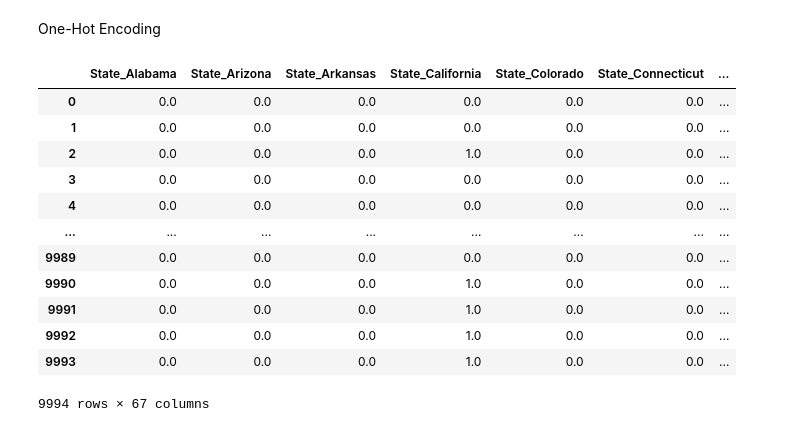
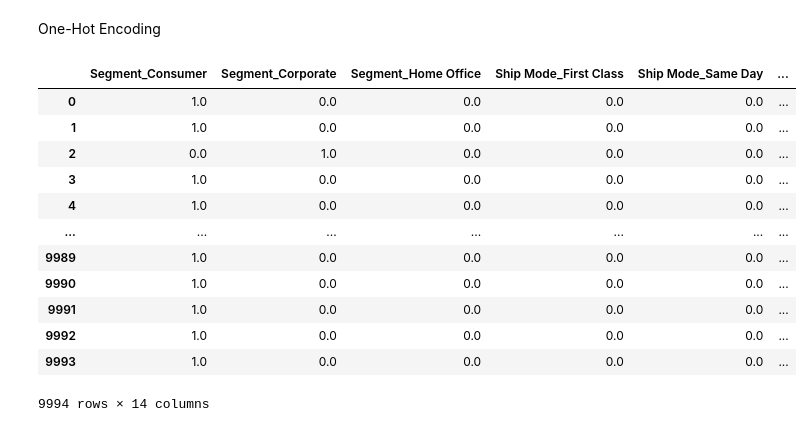
Before and after one commit to PedrocsGalindo/client_clustering, a Jupyter notebook: notebookes/data_treat.ipynb, the cells around one changed output. Drawn from its saved outputs; the diff is of its cells as text; code cells hidden in the pictures.

```diff
--- a/notebookes/data_treat.ipynb
+++ b/notebookes/data_treat.ipynb
@@ -6,6 +6,6 @@ from sklearn.preprocessing import OneHotEncoder
 data_path = path.abspath("../data/US_Superstore_data.xls")
 data = pd.read_excel(data_path)
 # Country -> only have United States values
-data = data.drop(columns=['Row ID', 'Order ID', 'Customer Name', 'Postal Code', 'Product ID', 'Product Name', 'Customer ID', 'Order Date', 'Ship Date', 'Country', 'City'])
+data = data.drop(columns=['Row ID', 'Order ID', 'Customer Name', 'Postal Code', 'Product ID', 'Product Name', 'Customer ID', 'Order Date', 'Ship Date', 'Country', "Region", "State"])
 data
 # %% [output]
@@ -24,0 +25,24 @@ data
+# %%
+from geopy.geocoders import Nominatim
+
+geolocator = Nominatim(user_agent="distancias") # Replace "my_geopy_app" with a descriptive name for your application
+
+# 39.828175 e 98.5795, centro do EUA
+def distancia_do_centro(cidade:str):
+  location = geolocator.geocode(cidade)
+  if location:
+        latitude = location.latitude
+        longitude = location.longitude
+        distancia_la = 39.828175 - latitude
+        distancia_lo = 98.5795 - longitude
+        distancia = (distancia_la**2 + distancia_lo**2)** 0.5
+
+        return(distancia)
+
+dict_coords = {}
+for c in data["City"].unique():
+    print(c)
+    dict_coords[c] = distancia_do_centro(c)
+
+data['City'] = data['City'].map(dict_coords)
+data['City']=(data['City']-data['City'].mean())/data['City'].std()
@@ -45,42 +87,43 @@ data
 # %% [markdown]
  One-Hot Encoding
 # %%
-encoder_states = OneHotEncoder(sparse_output=False)
-states = encoder_states.fit_transform(data[['State']])
-states_df = pd.DataFrame(states, columns=encoder_states.get_feature_names_out(['State']))
+#encoder_states = OneHotEncoder(sparse_output=False)
+#states = encoder_states.fit_transform(data[['State']])
+#states_df = pd.DataFrame(states, columns=encoder_states.get_feature_names_out(['State']))
 
 encoder_segment= OneHotEncoder(sparse_output=False)
 segment = encoder_segment.fit_transform(data[['Segment']])
 segment_df = pd.DataFrame(segment, columns=encoder_segment.get_feature_names_out(['Segment']))
 
 encoder_ship_m= OneHotEncoder(sparse_output=False)
 ship_m = encoder_ship_m.fit_transform(data[['Ship Mode']])
 ship_df = pd.DataFrame(ship_m, columns=encoder_ship_m.get_feature_names_out(['Ship Mode']))
 
-encoder_region= OneHotEncoder(sparse_output=False)
-region = encoder_region.fit_transform(data[['Region']])
-region_df = pd.DataFrame(region, columns=encoder_region.get_feature_names_out(['Region']))
+#encoder_region= OneHotEncoder(sparse_output=False)
+#region = encoder_region.fit_transform(data[['Region']])
+#region_df = pd.DataFrame(region, columns=encoder_region.get_feature_names_out(['Region']))
 
 encoder_category= OneHotEncoder(sparse_output=False)
 category = encoder_category.fit_transform(data[['Category']])
 category_df = pd.DataFrame(category, columns=encoder_category.get_feature_names_out(['Category']))
 
-encoded_data = pd.concat([states_df, segment_df, ship_df, region_df, category_df, data["Sales"], data["Quantity"], data["Discount"], data["Profit"]], axis=1)
+#encoded_data = pd.concat([states_df, segment_df, ship_df, region_df, category_df, data["Sales"], data["Quantity"], data["Discount"], data["Profit"]], axis=1)
+encoded_data = pd.concat([segment_df, ship_df, category_df, data["Sales"], data["Quantity"], data["Discount"], data["Profit"]], axis=1)
 encoded_data
 # %% [output]
-|  | State_Alabama | State_Arizona | State_Arkansas | State_California | State_Colorado | State_Connecticut | ... |
-| 0 | 0.0 | 0.0 | 0.0 | 0.0 | 0.0 | 0.0 | ... |
-| 1 | 0.0 | 0.0 | 0.0 | 0.0 | 0.0 | 0.0 | ... |
-| 2 | 0.0 | 0.0 | 0.0 | 1.0 | 0.0 | 0.0 | ... |
-| 3 | 0.0 | 0.0 | 0.0 | 0.0 | 0.0 | 0.0 | ... |
-| 4 | 0.0 | 0.0 | 0.0 | 0.0 | 0.0 | 0.0 | ... |
-| ... | ... | ... | ... | ... | ... | ... | ... |
-| 9989 | 0.0 | 0.0 | 0.0 | 0.0 | 0.0 | 0.0 | ... |
-| 9990 | 0.0 | 0.0 | 0.0 | 1.0 | 0.0 | 0.0 | ... |
-| 9991 | 0.0 | 0.0 | 0.0 | 1.0 | 0.0 | 0.0 | ... |
-| 9992 | 0.0 | 0.0 | 0.0 | 1.0 | 0.0 | 0.0 | ... |
-| 9993 | 0.0 | 0.0 | 0.0 | 1.0 | 0.0 | 0.0 | ... |
+|  | Segment_Consumer | Segment_Corporate | Segment_Home Office | Ship Mode_First Class | Ship Mode_Same Day | ... |
+| 0 | 1.0 | 0.0 | 0.0 | 0.0 | 0.0 | ... |
+| 1 | 1.0 | 0.0 | 0.0 | 0.0 | 0.0 | ... |
+| 2 | 0.0 | 1.0 | 0.0 | 0.0 | 0.0 | ... |
+| 3 | 1.0 | 0.0 | 0.0 | 0.0 | 0.0 | ... |
+| 4 | 1.0 | 0.0 | 0.0 | 0.0 | 0.0 | ... |
+| ... | ... | ... | ... | ... | ... | ... |
+| 9989 | 1.0 | 0.0 | 0.0 | 0.0 | 0.0 | ... |
+| 9990 | 1.0 | 0.0 | 0.0 | 0.0 | 0.0 | ... |
+| 9991 | 1.0 | 0.0 | 0.0 | 0.0 | 0.0 | ... |
+| 9992 | 1.0 | 0.0 | 0.0 | 0.0 | 0.0 | ... |
+| 9993 | 1.0 | 0.0 | 0.0 | 0.0 | 0.0 | ... |
-9994 rows × 67 columns
+9994 rows × 14 columns
 # %%
 data_path = path.abspath("../data/processed_data/US_Superstore_data.xls")
 encoded_data.to_csv(str(data_path), index=False)
```
Also changed, not shown: parts of 3 cells of this notebook, 2 other files.
